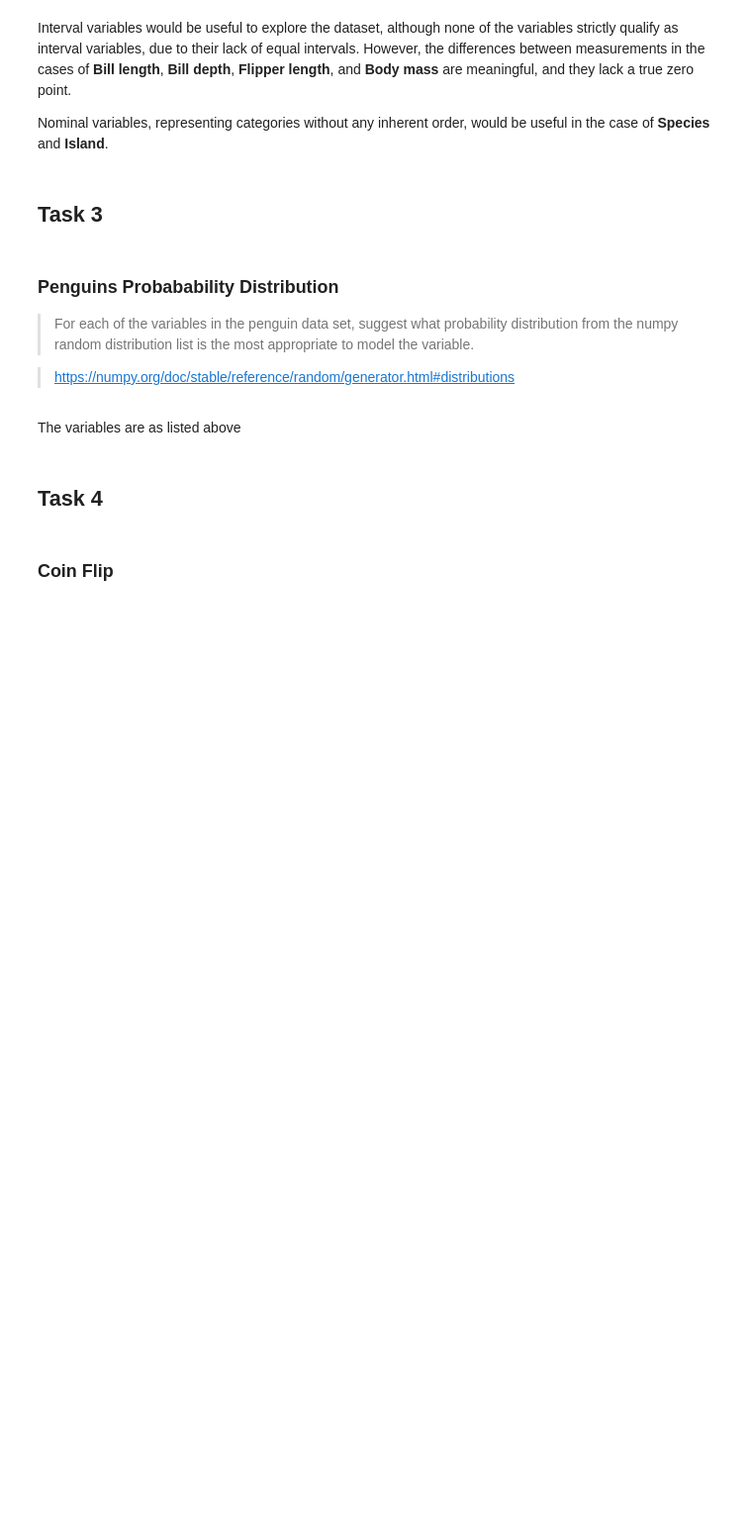
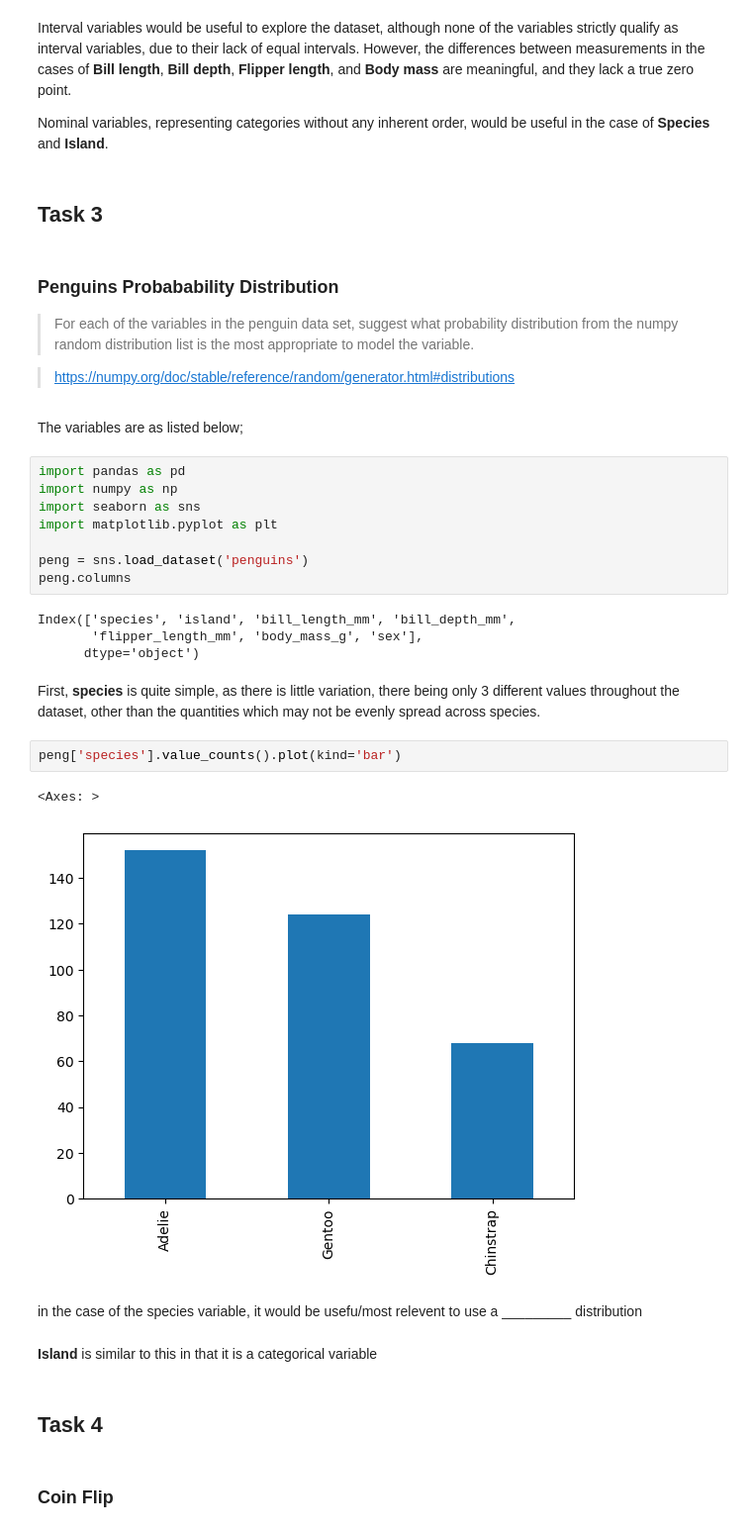
Before and after one commit to nexlanglxm/fundamentals-of-data-analysis, a Jupyter notebook: tasks.ipynb, the cells around one changed output. Shown at 99% size. Saved outputs shown, nothing was run; the diff lists cells and outputs as text; blank space fills up the shorter version.

Commit message:
working on task 3, learning about distributions

```diff
--- a/tasks.ipynb
+++ b/tasks.ipynb
@@ -94,7 +94,30 @@ Nominal variables, representing categories without any inherent order, would be
 
 > https://numpy.org/doc/stable/reference/random/generator.html#distributions
 # %% [markdown]
-The variables are as listed above
+The variables are as listed below;
+# %%
+import pandas as pd
+import numpy as np
+import seaborn as sns
+import matplotlib.pyplot as plt
+
+peng = sns.load_dataset('penguins')
+peng.columns
+# %% [output]
+Index(['species', 'island', 'bill_length_mm', 'bill_depth_mm',
+       'flipper_length_mm', 'body_mass_g', 'sex'],
+      dtype='object')
+# %% [markdown]
+First, **species** is quite simple, as there is little variation, there being only 3 different values throughout the dataset, other than the quantities which may not be evenly spread across species.
+# %%
+peng['species'].value_counts().plot(kind='bar')
+# %% [output]
+<Axes: >
+[figure, added]
+# %% [markdown]
+in the case of the species variable, it would be usefu/most relevent to use a _________ distribution
+# %% [markdown]
+**Island** is similar to this in that it is a categorical variable
 # %% [markdown]
 ## Task 4
 # %% [markdown]
```
